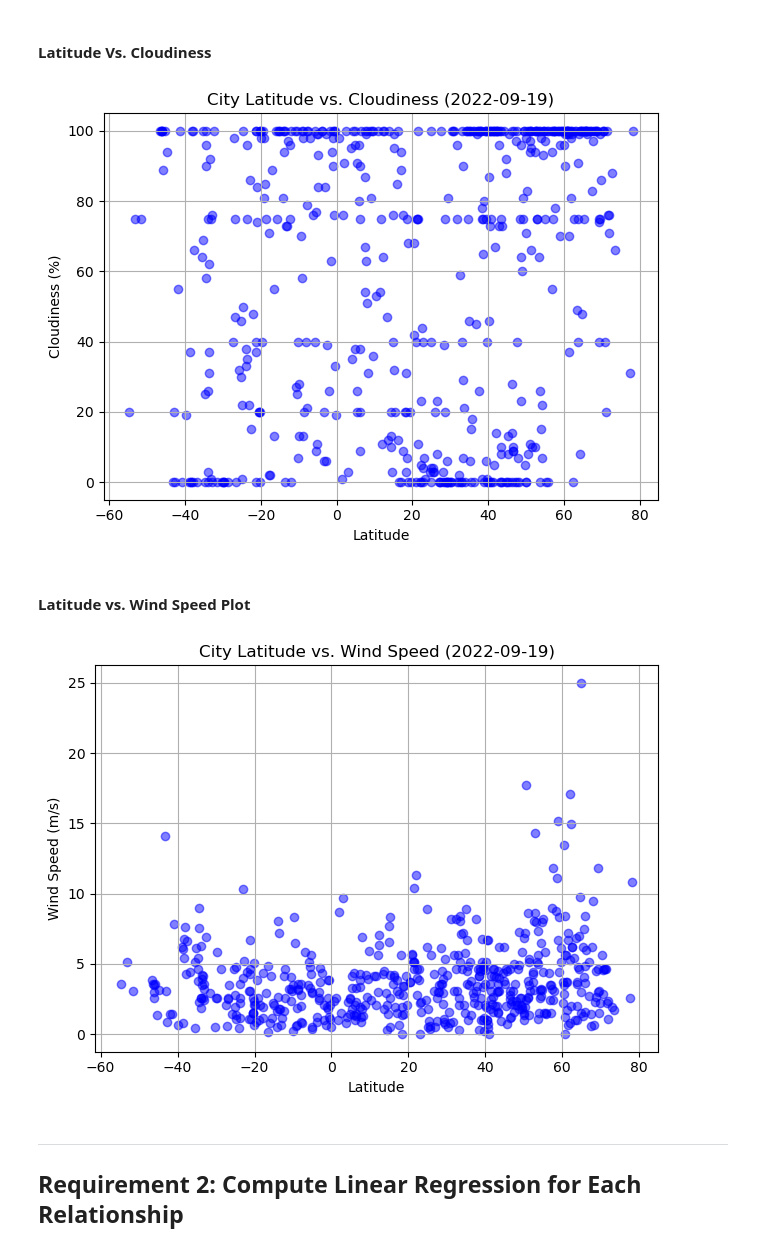
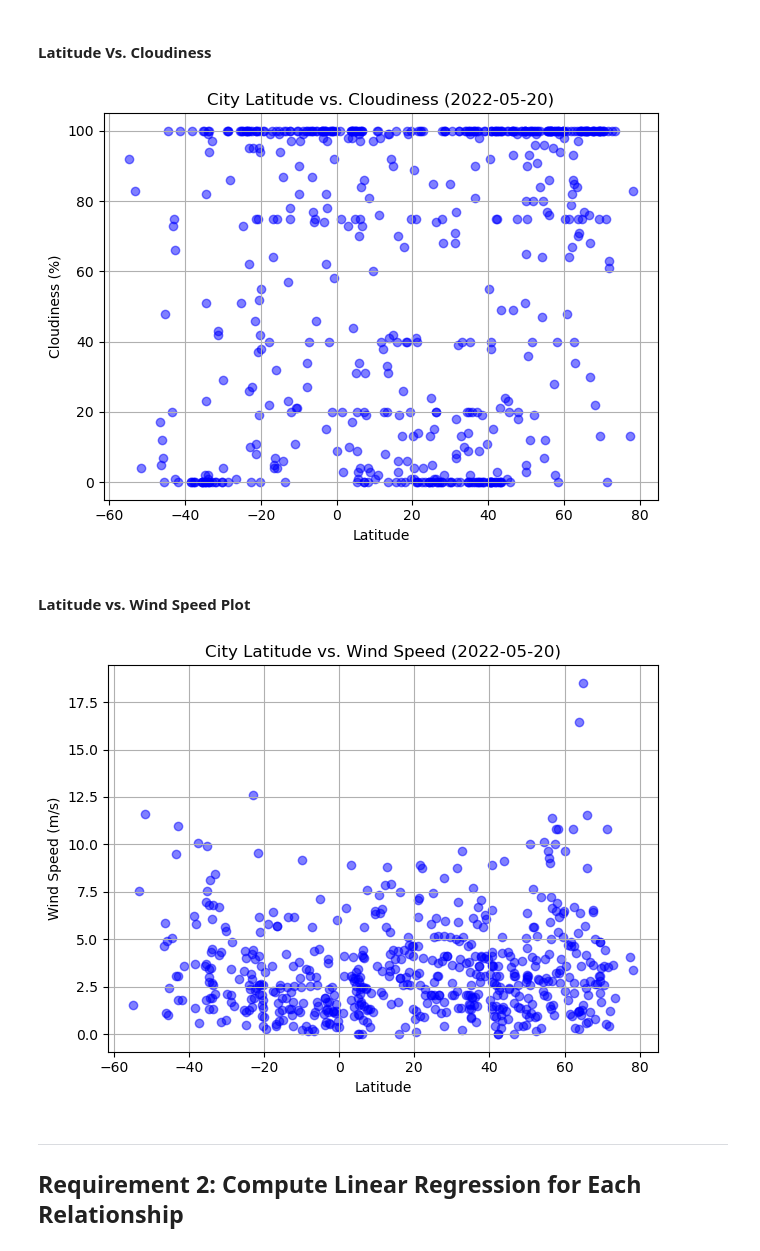
Before and after one commit to Gorbulin1989/python-api-challenge, a Jupyter notebook: WeatherPy/WeatherPy.ipynb, the cells around one changed output. Saved outputs shown, nothing was run; the diff lists cells and outputs as text; code cells hidden in the pictures.

```diff
--- a/WeatherPy/WeatherPy.ipynb
+++ b/WeatherPy/WeatherPy.ipynb
@@ -234,7 +235,7 @@ plt.scatter(city_data_df['Lat'],city_data_df['Cloudiness'],alpha=0.5,marker='o',
 
 # Incorporate the other graph properties
 plt.grid(True)
-plt.title('City Latitude vs. Cloudiness (2022-09-19)')
+plt.title('City Latitude vs. Cloudiness (2022-05-20)')
 plt.xlabel('Latitude')
 plt.ylabel('Cloudiness (%)')
 plt.tight_layout()
@@ -245,27 +246,27 @@ plt.savefig("../WeatherPy//Fig3.png")
 # Show plot
 plt.show()
 # %% [output]
-[figure, old version]
+[figure, new version]
 # %% [markdown]
 #### Latitude vs. Wind Speed Plot
 # %%
 # Build the scatter plots for latitude vs. humidity
 plt.scatter(city_data_df['Lat'],city_data_df['Wind Speed'],alpha=0.5,marker='o',color='blue')
 
 # Incorporate the other graph properties
 plt.grid(True)
-plt.title('City Latitude vs. Wind Speed (2022-09-19)')
+plt.title('City Latitude vs. Wind Speed (2022-05-20)')
 plt.xlabel('Latitude')
 plt.ylabel('Wind Speed (m/s)')
 plt.tight_layout()
 
 # Save the figure
 plt.savefig("../WeatherPy//Fig4.png")
 
 # Show plot
 plt.show()
 # %% [output]
-[figure, old version]
+[figure, new version]
 # %% [markdown]
 ---
 
```
Also changed, not shown: parts of 18 cells of this notebook, 14 other files.
